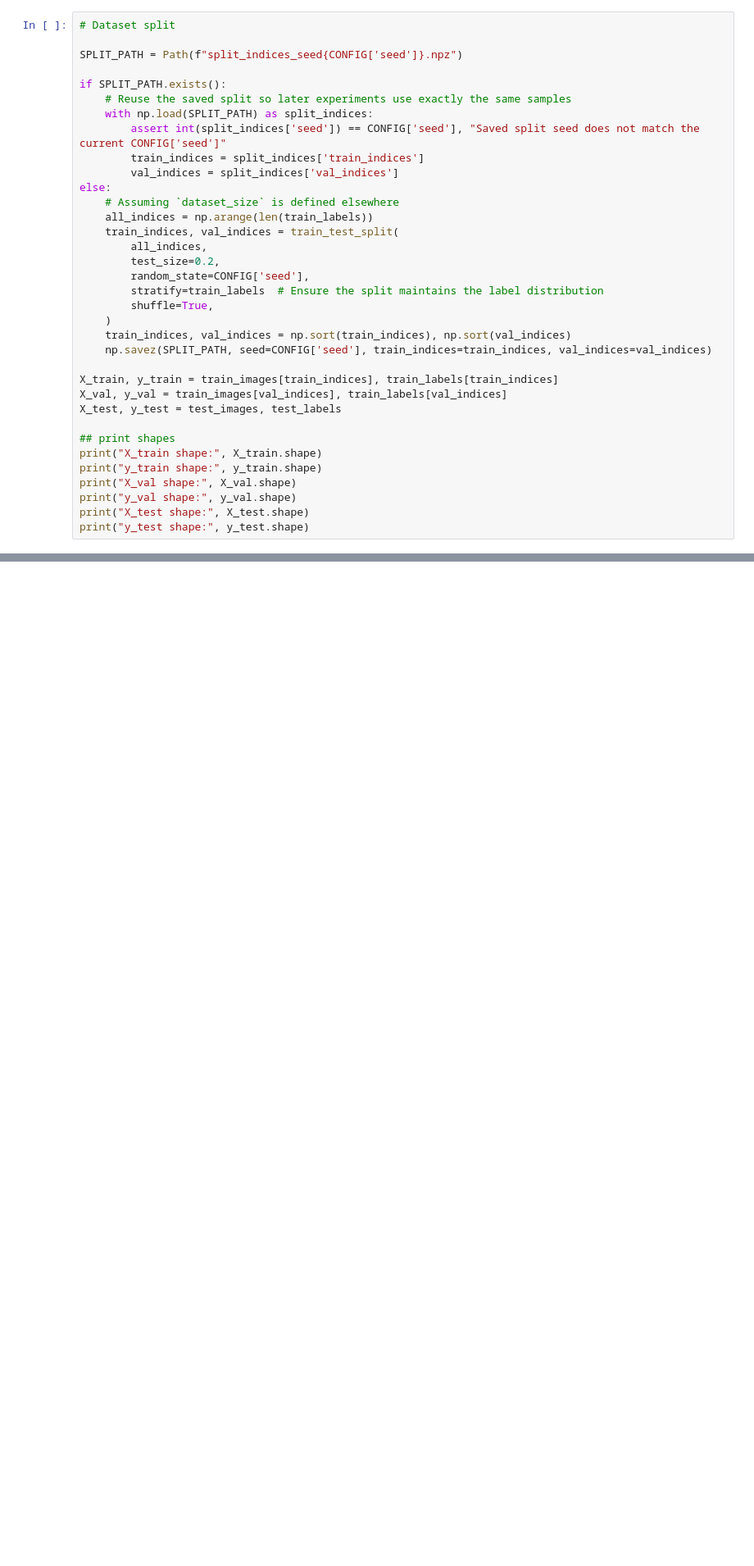
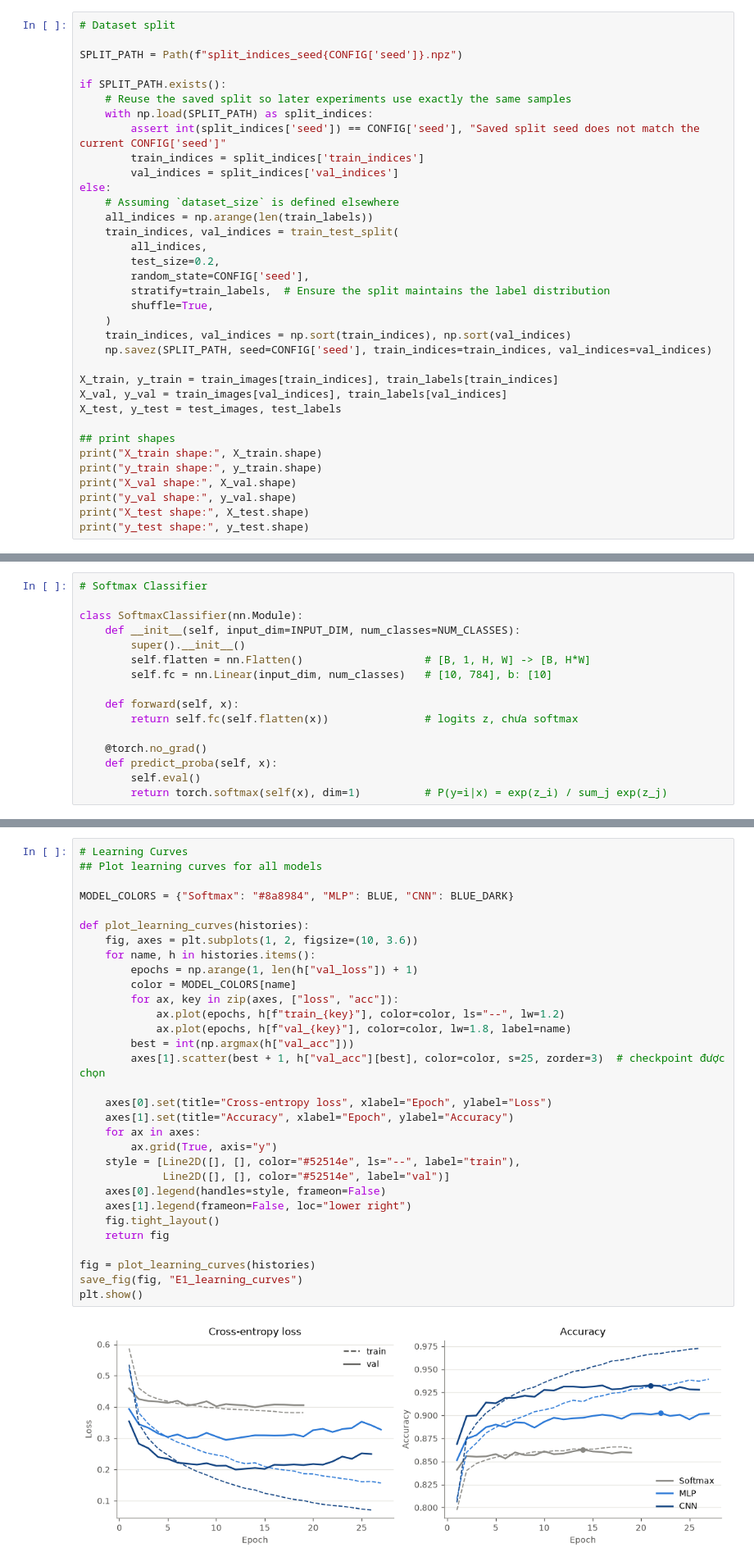
Before and after one commit to tieutrikiet/co5085_tieutrikiet_dl_cv, a Jupyter notebook: E1/notebook.ipynb, the cells around one changed output, grey strips where cells are left out. Shown at 82% size. Drawn from its saved outputs; the diff is of its cells as text; blank space fills up the shorter version.

Commit message:
feat: update E1 softmax, mlp, cnn classifiers, training loop, eval, learning curves, loss, acc, misclassified cases

```diff
--- a/E1/notebook.ipynb
+++ b/E1/notebook.ipynb
@@ -145,7 +162,7 @@ else:
         all_indices,
         test_size=0.2,
         random_state=CONFIG['seed'],
-        stratify=train_labels  # Ensure the split maintains the label distribution
+        stratify=train_labels,  # Ensure the split maintains the label distribution
         shuffle=True,
     )
     train_indices, val_indices = np.sort(train_indices), np.sort(val_indices)
@@ -271,0 +354,16 @@ class SoftmaxClassifier(nn.Module):
+# %%
+# Softmax Classifier
+
+class SoftmaxClassifier(nn.Module):
+    def __init__(self, input_dim=INPUT_DIM, num_classes=NUM_CLASSES):
+        super().__init__()
+        self.flatten = nn.Flatten()                   # [B, 1, H, W] -> [B, H*W]
+        self.fc = nn.Linear(input_dim, num_classes)   # [10, 784], b: [10]
+
+    def forward(self, x):
+        return self.fc(self.flatten(x))               # logits z, chưa softmax
+
+    @torch.no_grad()
+    def predict_proba(self, x):
+        self.eval()
+        return torch.softmax(self(x), dim=1)          # P(y=i|x) = exp(z_i) / sum_j exp(z_j)
@@ -271,0 +601,33 @@ class SoftmaxClassifier(nn.Module):
+# %%
+# Learning Curves
+## Plot learning curves for all models
+
+MODEL_COLORS = {"Softmax": "#8a8984", "MLP": BLUE, "CNN": BLUE_DARK}
+
+def plot_learning_curves(histories):
+    fig, axes = plt.subplots(1, 2, figsize=(10, 3.6))
+    for name, h in histories.items():
+        epochs = np.arange(1, len(h["val_loss"]) + 1)
+        color = MODEL_COLORS[name]
+        for ax, key in zip(axes, ["loss", "acc"]):
+            ax.plot(epochs, h[f"train_{key}"], color=color, ls="--", lw=1.2)
+            ax.plot(epochs, h[f"val_{key}"], color=color, lw=1.8, label=name)
+        best = int(np.argmax(h["val_acc"]))
+        axes[1].scatter(best + 1, h["val_acc"][best], color=color, s=25, zorder=3)  # checkpoint được chọn
+
+    axes[0].set(title="Cross-entropy loss", xlabel="Epoch", ylabel="Loss")
+    axes[1].set(title="Accuracy", xlabel="Epoch", ylabel="Accuracy")
+    for ax in axes:
+        ax.grid(True, axis="y")
+    style = [Line2D([], [], color="#52514e", ls="--", label="train"),
+             Line2D([], [], color="#52514e", label="val")]
+    axes[0].legend(handles=style, frameon=False)
+    axes[1].legend(frameon=False, loc="lower right")
+    fig.tight_layout()
+    return fig
+
+fig = plot_learning_curves(histories)
+save_fig(fig, "E1_learning_curves")
+plt.show()
+# %% [output]
+[figure, added]
```
Also changed, not shown: parts of 21 cells of this notebook, 7 other files.
